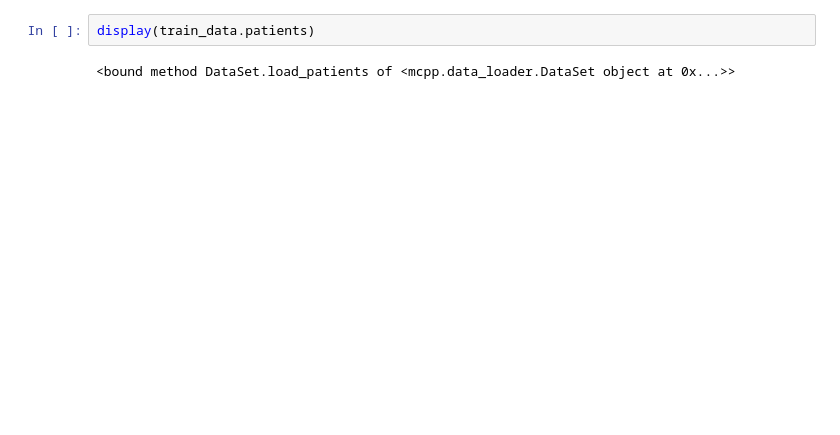
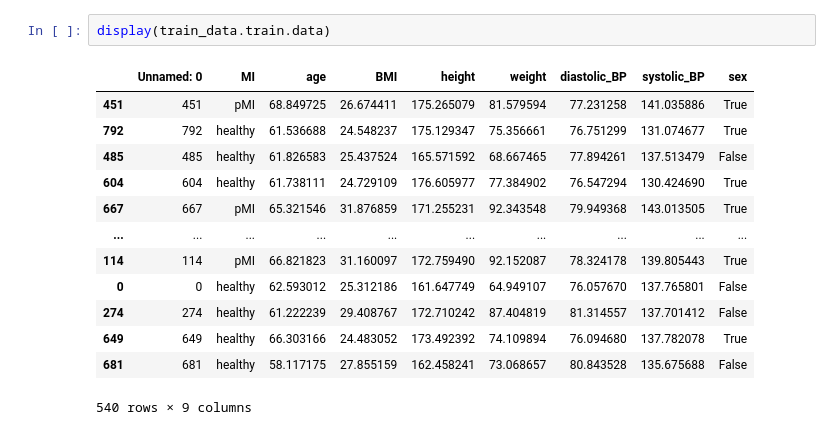
Before and after one commit to ZanderWilkinson/myocardia_prediction_project, a Jupyter notebook: notebooks/data_loading.ipynb, the cells around one changed output. Saved outputs shown, nothing was run; the diff lists cells and outputs as text; blank space fills up the shorter version.

Commit message:
Finished dataloader with cross validation and train val test splits

```diff
--- a/notebooks/data_loading.ipynb
+++ b/notebooks/data_loading.ipynb
@@ -16,4 +32,16 @@ FileNotFoundError: [Errno 2] No such file or directory: 'mixed_samples'
 # %%
-display(train_data.patients)
+display(train_data.train.data)
 # %% [output]
+|  | Unnamed: 0 | MI | age | BMI | height | weight | diastolic_BP | systolic_BP | sex |
+| 451 | 451 | pMI | 68.849725 | 26.674411 | 175.265079 | 81.579594 | 77.231258 | 141.035886 | True |
+| 792 | 792 | healthy | 61.536688 | 24.548237 | 175.129347 | 75.356661 | 76.751299 | 131.074677 | True |
+| 485 | 485 | healthy | 61.826583 | 25.437524 | 165.571592 | 68.667465 | 77.894261 | 137.513479 | False |
+| 604 | 604 | healthy | 61.738111 | 24.729109 | 176.605977 | 77.384902 | 76.547294 | 130.424690 | True |
+| 667 | 667 | pMI | 65.321546 | 31.876859 | 171.255231 | 92.343548 | 79.949368 | 143.013505 | True |
+| ... | ... | ... | ... | ... | ... | ... | ... | ... | ... |
+| 114 | 114 | pMI | 66.821823 | 31.160097 | 172.759490 | 92.152087 | 78.324178 | 139.805443 | True |
+| 0 | 0 | healthy | 62.593012 | 25.312186 | 161.647749 | 64.949107 | 76.057670 | 137.765801 | False |
+| 274 | 274 | healthy | 61.222239 | 29.408767 | 172.710242 | 87.404819 | 81.314557 | 137.701412 | False |
+| 649 | 649 | healthy | 66.303166 | 24.483052 | 173.492392 | 74.109894 | 76.094680 | 137.782078 | True |
+| 681 | 681 | healthy | 58.117175 | 27.855159 | 162.458241 | 73.068657 | 80.843528 | 135.675688 | False |
-<bound method DataSet.load_patients of <mcpp.data_loader.DataSet object at 0x...>>
+540 rows × 9 columns
```
Also changed, not shown: parts of 3 cells of this notebook, 2 other files.
